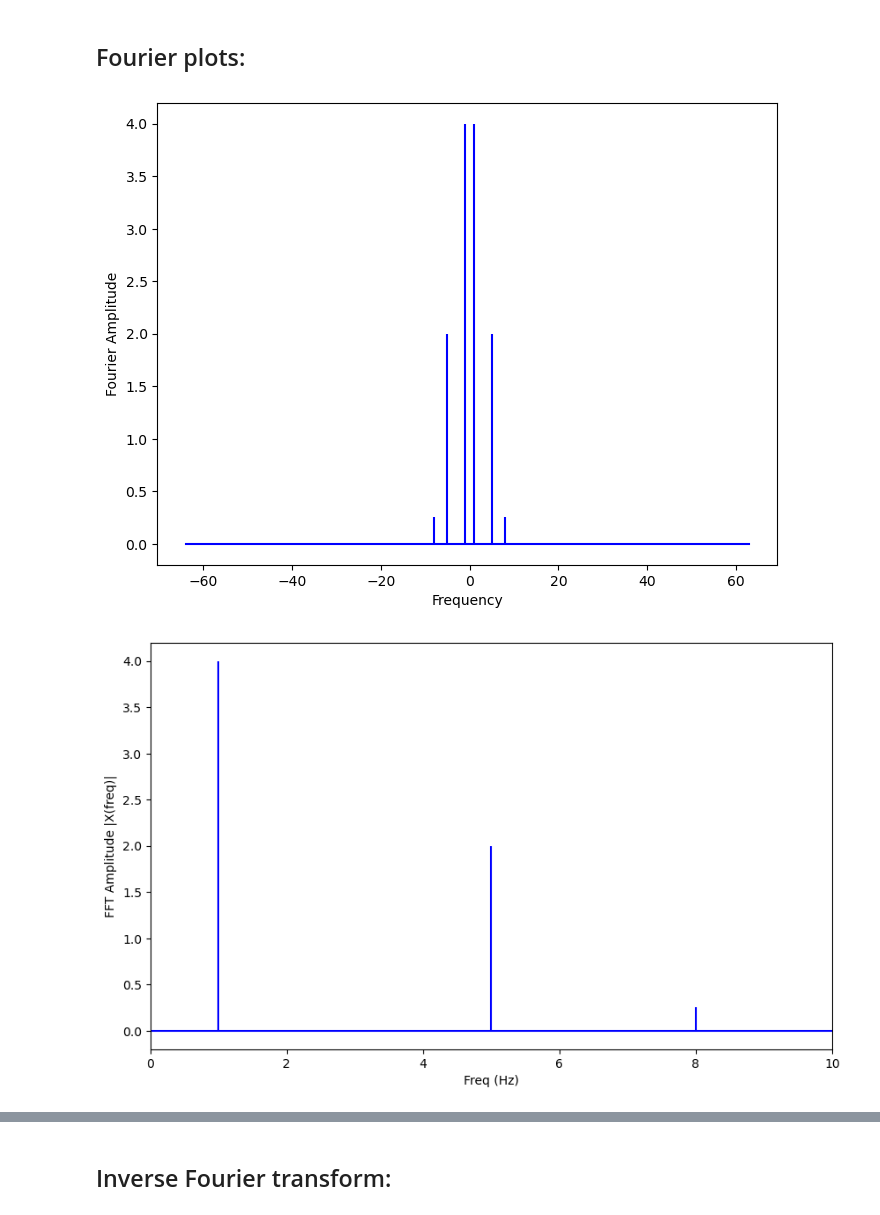
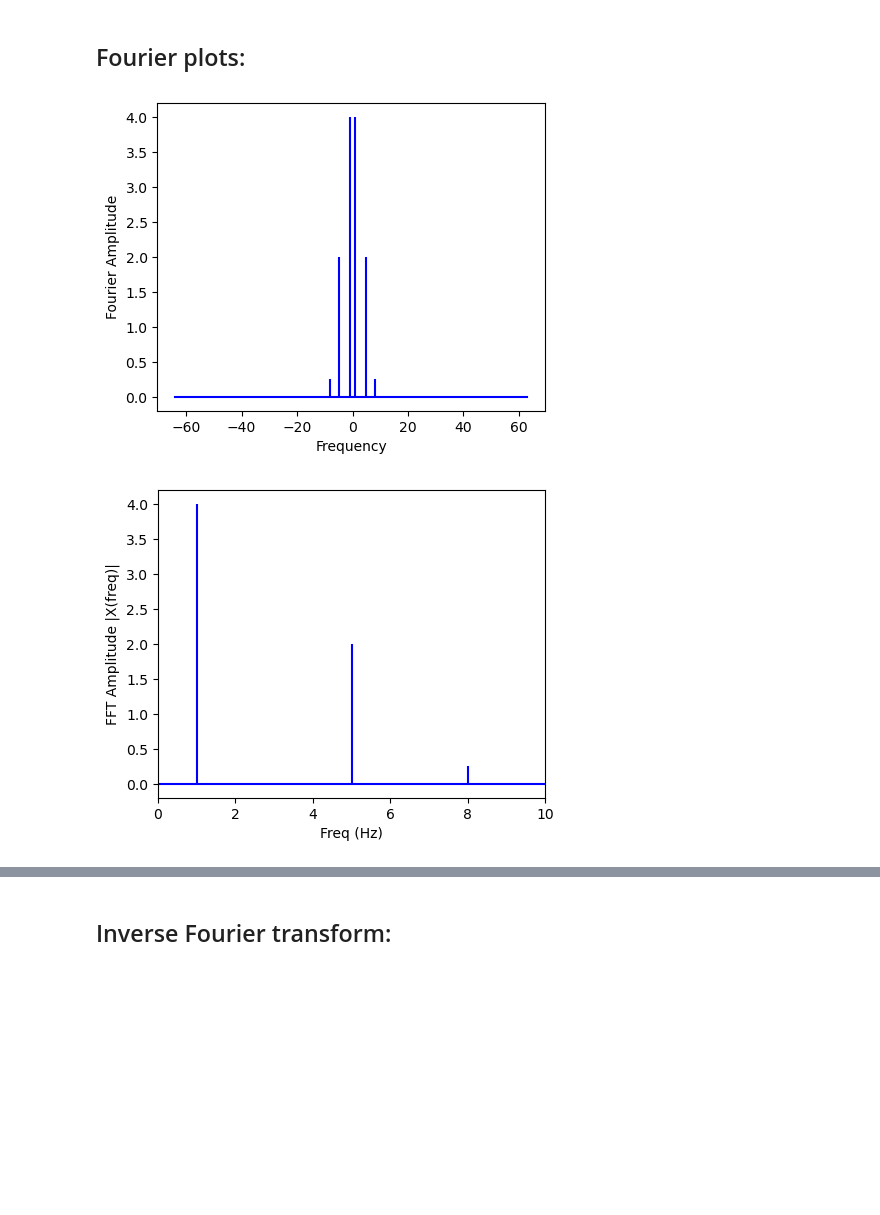
Before and after one commit to wbandabarragan/computational-physics-1, a Jupyter notebook: unit-4/406-Fourier-filtering.ipynb, the cells around one changed output, grey strips where cells are left out. Cells and saved outputs as stored; diff of their text form; code cells hidden in the pictures; blank space fills up the shorter version.

```diff
--- a/unit-4/406-Fourier-filtering.ipynb
+++ b/unit-4/406-Fourier-filtering.ipynb
@@ -84,21 +84,21 @@ phase_s3 = np.arctan2(fourier_s3.imag, fourier_s3.real)
 # %% [markdown]
 ## Fourier plots:
 # %%
-plt.figure(figsize = (8, 6))
+plt.figure(figsize = (5, 4))
 plt.stem(freqs_s3, ampli_s3, 'b', markerfmt=" ", basefmt="-b")
 plt.xlabel('Frequency')
 plt.ylabel('Fourier Amplitude')
 
 plt.show()
 # %% [output]
-[figure, old version]
+[figure, new version]
 # %%
-plt.figure(figsize = (10, 6))
+plt.figure(figsize = (5, 4))
 plt.stem(freqs_s3, ampli_s3, 'b', markerfmt=" ", basefmt="-b")
 plt.xlabel('Freq (Hz)')
 plt.ylabel('FFT Amplitude |X(freq)|')
 plt.xlim(0,10)
 plt.show()
 # %% [output]
-[figure, old version]
+[figure, new version]
 # %%
```
Also changed, not shown: parts of 7 cells of this notebook, 1 other file.
